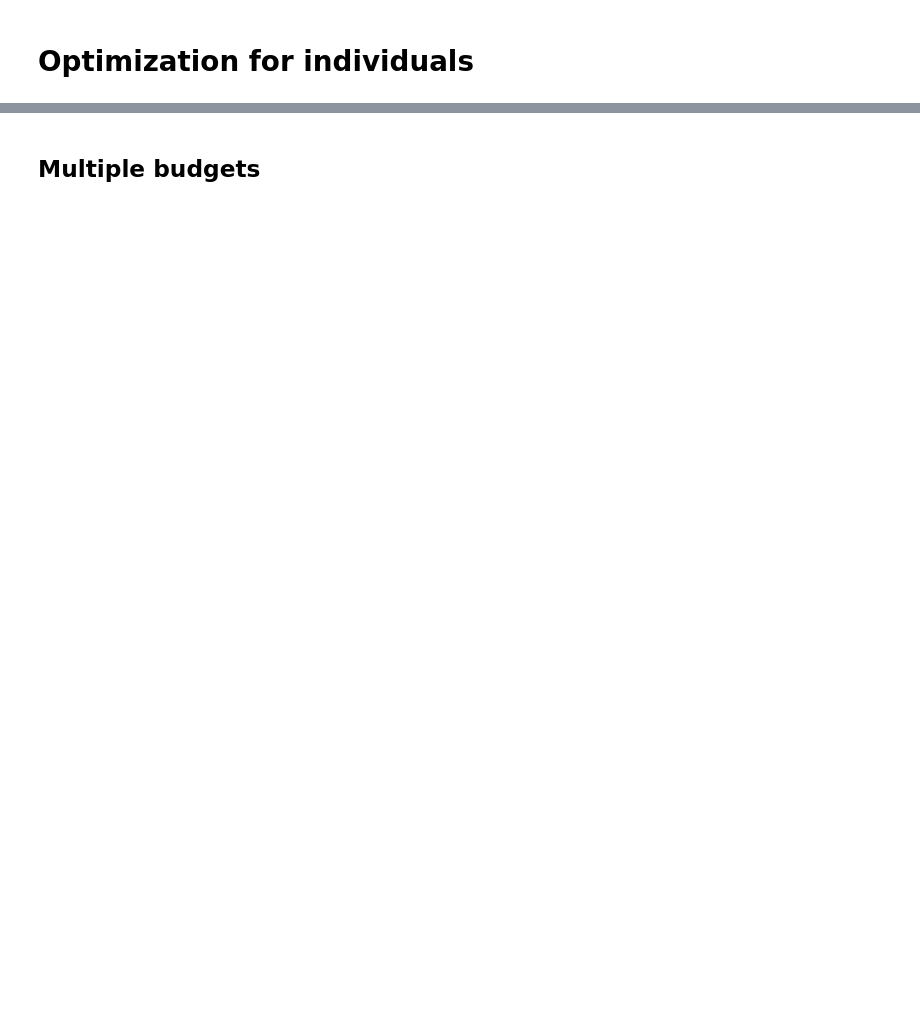
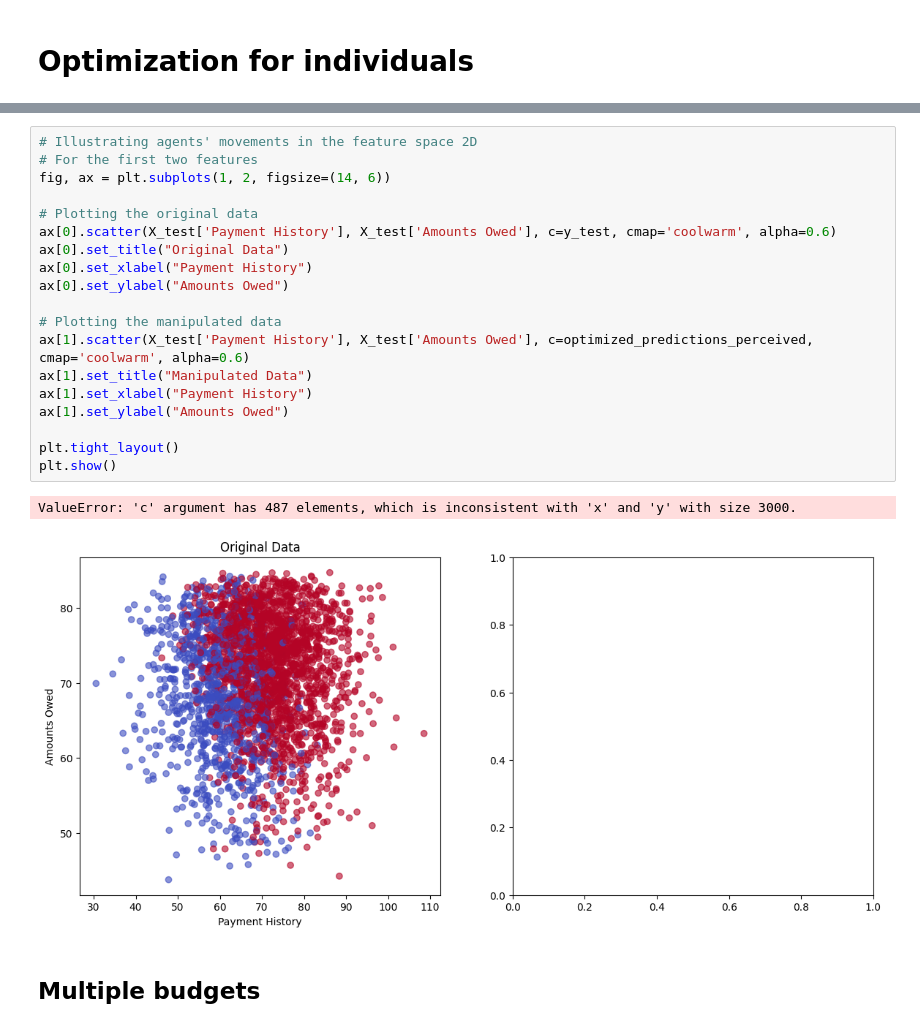
Before and after one commit to RamanEbrahimi/Research, a Jupyter notebook: Explainable AI/Synthetic.ipynb, the cells around one changed output, grey strips where cells are left out. Saved outputs shown, nothing was run; the diff lists cells and outputs as text; blank space fills up the shorter version.

```diff
--- a/Explainable AI/Synthetic.ipynb
+++ b/Explainable AI/Synthetic.ipynb
@@ -249,3 +263,25 @@ Change in firm's payoff after manipulation (behavioral case): -424
+# %%
+# Illustrating agents' movements in the feature space 2D
+# For the first two features
+fig, ax = plt.subplots(1, 2, figsize=(14, 6))
+
+# Plotting the original data
+ax[0].scatter(X_test['Payment History'], X_test['Amounts Owed'], c=y_test, cmap='coolwarm', alpha=0.6)
+ax[0].set_title("Original Data")
+ax[0].set_xlabel("Payment History")
+ax[0].set_ylabel("Amounts Owed")
+
+# Plotting the manipulated data
+ax[1].scatter(X_test['Payment History'], X_test['Amounts Owed'], c=optimized_predictions_perceived, cmap='coolwarm', alpha=0.6)
+ax[1].set_title("Manipulated Data")
+ax[1].set_xlabel("Payment History")
+ax[1].set_ylabel("Amounts Owed")
+
+plt.tight_layout()
+plt.show()
+# %% [output]
+ValueError: 'c' argument has 487 elements, which is inconsistent with 'x' and 'y' with size 3000.
+[figure, added]
 # %% [markdown]
 ## Multiple budgets
 # %%
```
Also changed, not shown: parts of 7 cells of this notebook, 5 other files.
